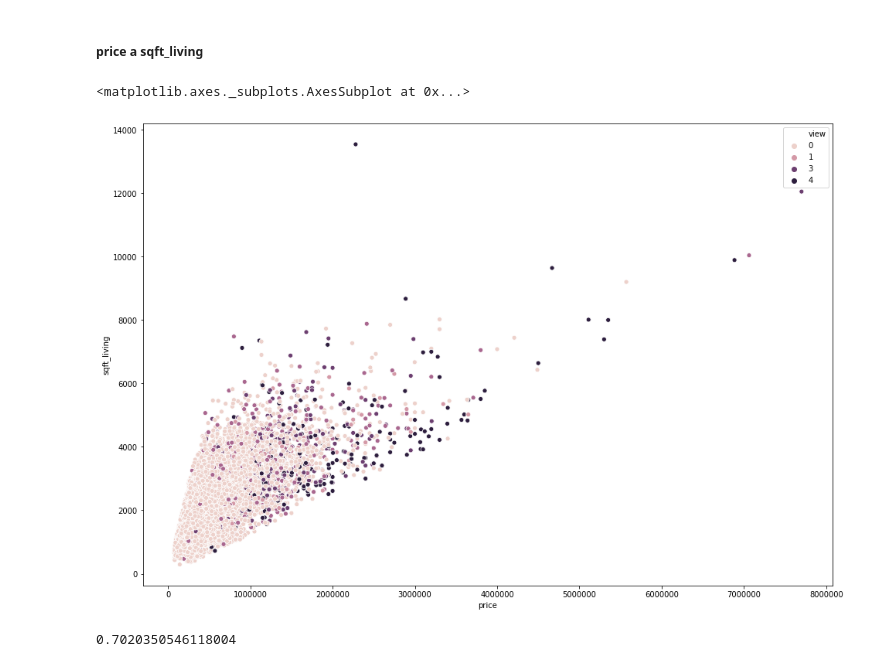
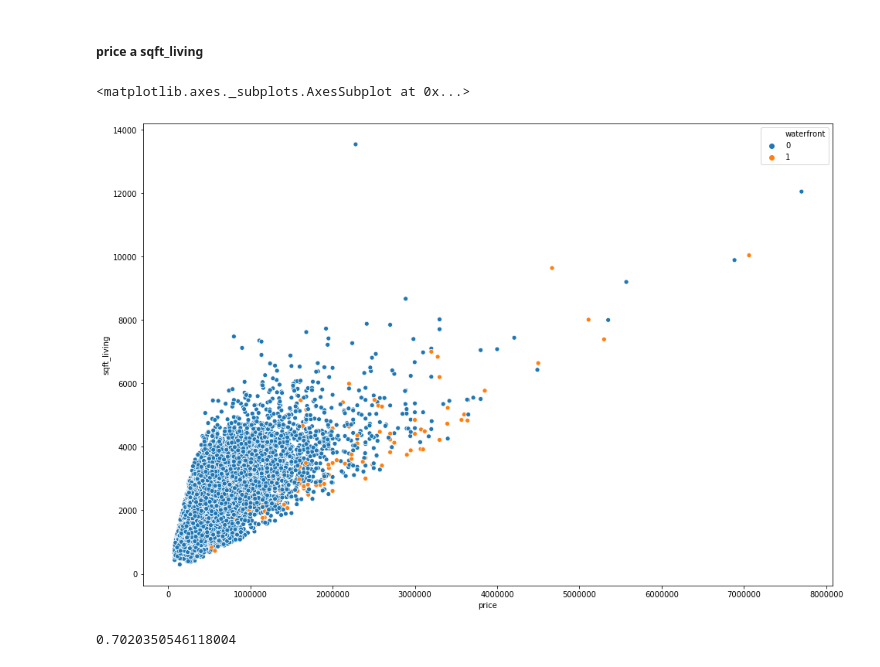
Before and after one commit to mirec3009/oznal_project, a Jupyter notebook: Explorativna_analyza.ipynb, the cells around one changed output. Cells and saved outputs as stored; diff of their text form; code cells hidden in the pictures.

```diff
--- a/Explorativna_analyza.ipynb
+++ b/Explorativna_analyza.ipynb
@@ -888,10 +905,10 @@ Z teplotnej mapy vidíme korelácie medzi jednotlivými numerickými atribútmi,
 ##### price a sqft_living
 # %%
 fig, ax = plt.subplots(figsize=(16,11))
-sns.scatterplot(x="price", y="sqft_living", hue="view", data=df, ax=ax)
+sns.scatterplot(x="price", y="sqft_living", hue="waterfront", data=df, ax=ax)
 # %% [output]
 <matplotlib.axes._subplots.AxesSubplot at 0x...>
-[figure, old version]
+[figure, new version]
 # %%
 df["price"].corr(df["sqft_living"])
 # %% [output]
```
Also changed, not shown: parts of 15 cells of this notebook.
